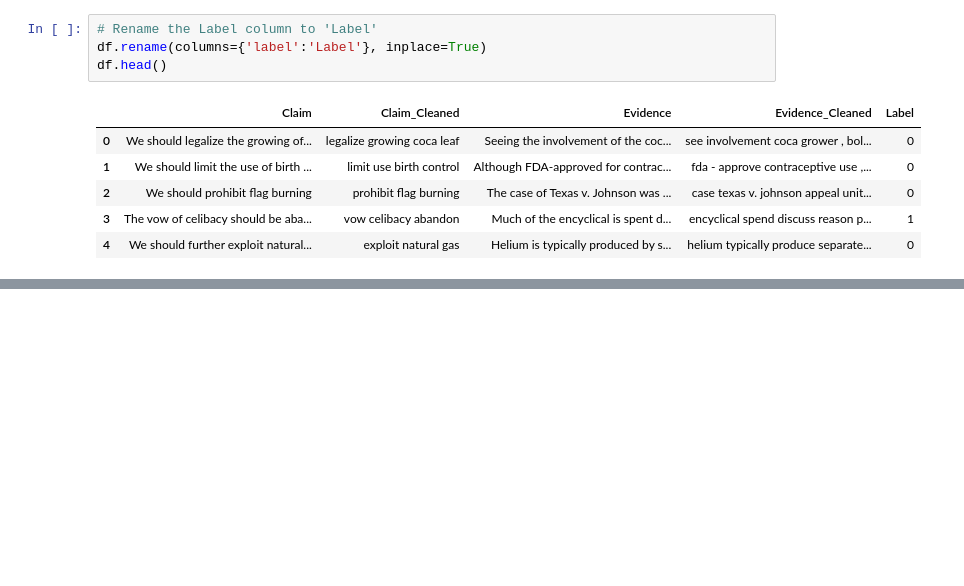
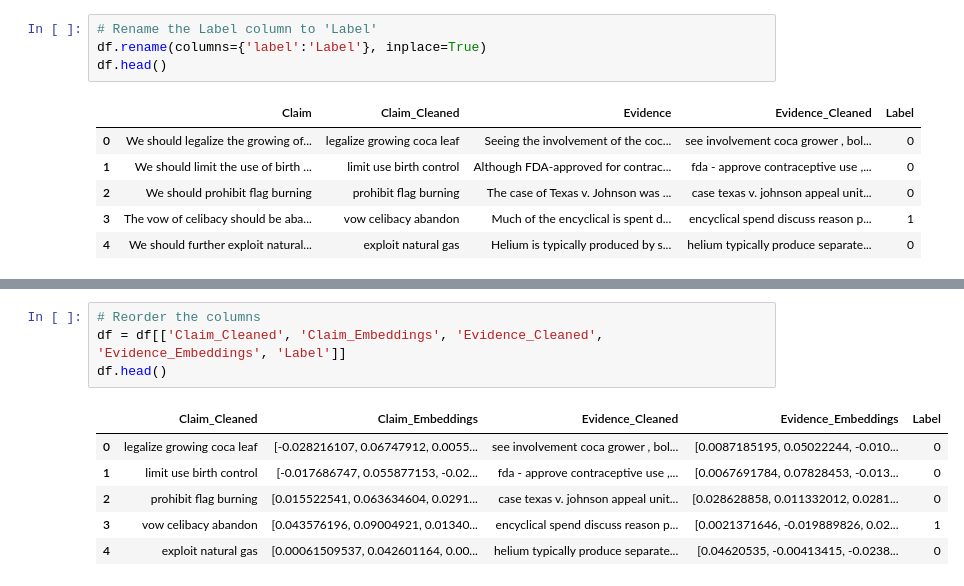
Before and after one commit to thebekhruz/EvidenceExplorer, a Jupyter notebook: notebooks/EDA_and_modeling.ipynb, the cells around one changed output, grey strips where cells are left out. Drawn from its saved outputs; the diff is of its cells as text; blank space fills up the shorter version.

```diff
--- a/notebooks/EDA_and_modeling.ipynb
+++ b/notebooks/EDA_and_modeling.ipynb
@@ -129,0 +108,11 @@ Confusion Matrix: [[812  34]
+# %%
+# Reorder the columns
+df = df[['Claim_Cleaned', 'Claim_Embeddings', 'Evidence_Cleaned', 'Evidence_Embeddings', 'Label']]
+df.head()
+# %% [output]
+|  | Claim_Cleaned | Claim_Embeddings | Evidence_Cleaned | Evidence_Embeddings | Label |
+| 0 | legalize growing coca leaf | [-0.028216107, 0.06747912, 0.0055... | see involvement coca grower , bol... | [0.0087185195, 0.05022244, -0.010... | 0 |
+| 1 | limit use birth control | [-0.017686747, 0.055877153, -0.02... | fda - approve contraceptive use ,... | [0.0067691784, 0.07828453, -0.013... | 0 |
+| 2 | prohibit flag burning | [0.015522541, 0.063634604, 0.0291... | case texas v. johnson appeal unit... | [0.028628858, 0.011332012, 0.0281... | 0 |
+| 3 | vow celibacy abandon | [0.043576196, 0.09004921, 0.01340... | encyclical spend discuss reason p... | [0.0021371646, -0.019889826, 0.02... | 1 |
+| 4 | exploit natural gas | [0.00061509537, 0.042601164, 0.00... | helium typically produce separate... | [0.04620535, -0.00413415, -0.0238... | 0 |
```
Also changed, not shown: parts of 22 cells of this notebook, 2 other files.
